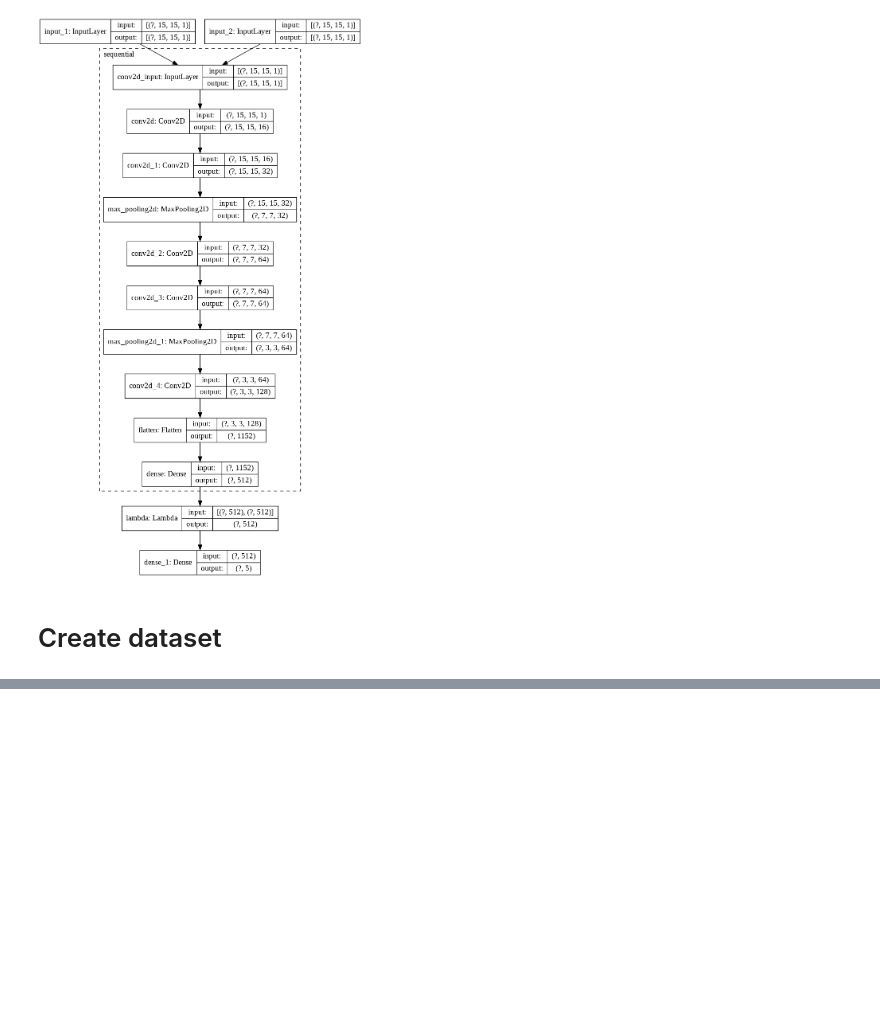
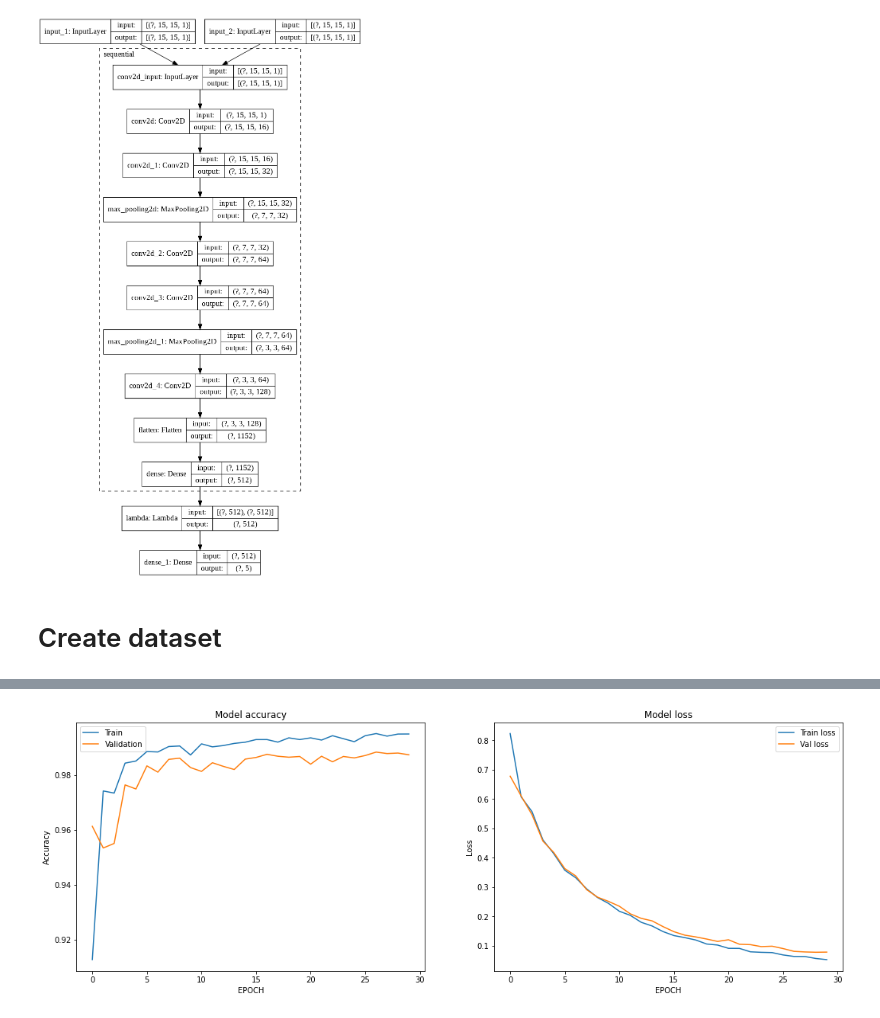
Before and after one commit to omerhac/arc_challenge, a Jupyter notebook: arc.ipynb, the cells around one changed output, grey strips where cells are left out. Drawn from its saved outputs; the diff is of its cells as text; code cells hidden in the pictures; blank space fills up the shorter version.

```diff
--- a/arc.ipynb
+++ b/arc.ipynb
@@ -138,4 +138,39 @@ def plot_board_pairs(board_pairs, labels):
 
   plt.tight_layout()
   plt.show()
+
+def display_training_curves(hist, metric='accuracy', with_val=False):
+  """display learning curves for keras history dict, args: history dict, with val --> boolean with/without val"""
+  plt.figure(figsize=(18,6))
+
+  # accuracy plots
+  plt.subplot(1,2,1)
+  plt.plot(hist[metric])
+
+  if with_val:
+    plt.plot(hist['val_' + metric])
+    plt.legend(['Train', 'Validation'])
+
+  else:
+    plt.legend(['Train'])
+
+  plt.title('Model accuracy')
+  plt.xlabel('EPOCH')
+  plt.ylabel('Accuracy')
+
+  # loss plots
+  plt.subplot(1,2,2)
+  plt.plot(hist['loss'])
+
+  if with_val:
+    plt.plot(hist['val_loss'])
+    plt.legend(['Train loss', 'Val loss'])
+
+  else:
+    plt.legend(['Train loss'])
+
+  plt.title('Model loss')
+  plt.xlabel('EPOCH')
+  plt.ylabel('Loss')
+  plt.show()
 # %%
@@ -502,6 +537,7 @@ def get_dataset_from_lists(pair_list, label_list):
 
   return x, y
 # %%
+%%time
 BATCH_SIZE = 64
 
 # binirize all boards
@@ -513,13 +549,14 @@ label_list = []
 
 # iterate over all boards
 for i, board in enumerate(all_boards_binary):
-  board_pairs, board_labels = get_all_pairs_reshaped(board, all_boards[i:]) # augment example. use only boards from here onward
+  board_pairs, board_labels = get_all_pairs_reshaped(board, all_bo
+  ards[i:]) # augment example. use only boards from here onward
   pair_list += board_pairs
   label_list += board_labels
 
 ## create dataset
 x, y = get_dataset_from_lists(pair_list, label_list)
 # %%
-_ = sn.fit(x=x, y=y, epochs=30, steps_per_epoch=100, batch_size=BATCH_SIZE)
+hist = sn.fit(x=x, y=y, epochs=20, steps_per_epoch=100, batch_size=BATCH_SIZE, shuffle=True, validation_split=0.2)
 # %% [output]
 Epoch 1/30
@@ -541,0 +579,4 @@ Epoch 30/30
+# %%
+display_training_curves(hist.history, metric='categorical_accuracy', with_val=True)
+# %% [output]
+[figure, added]
```
Also changed, not shown: parts of 2 cells of this notebook.
